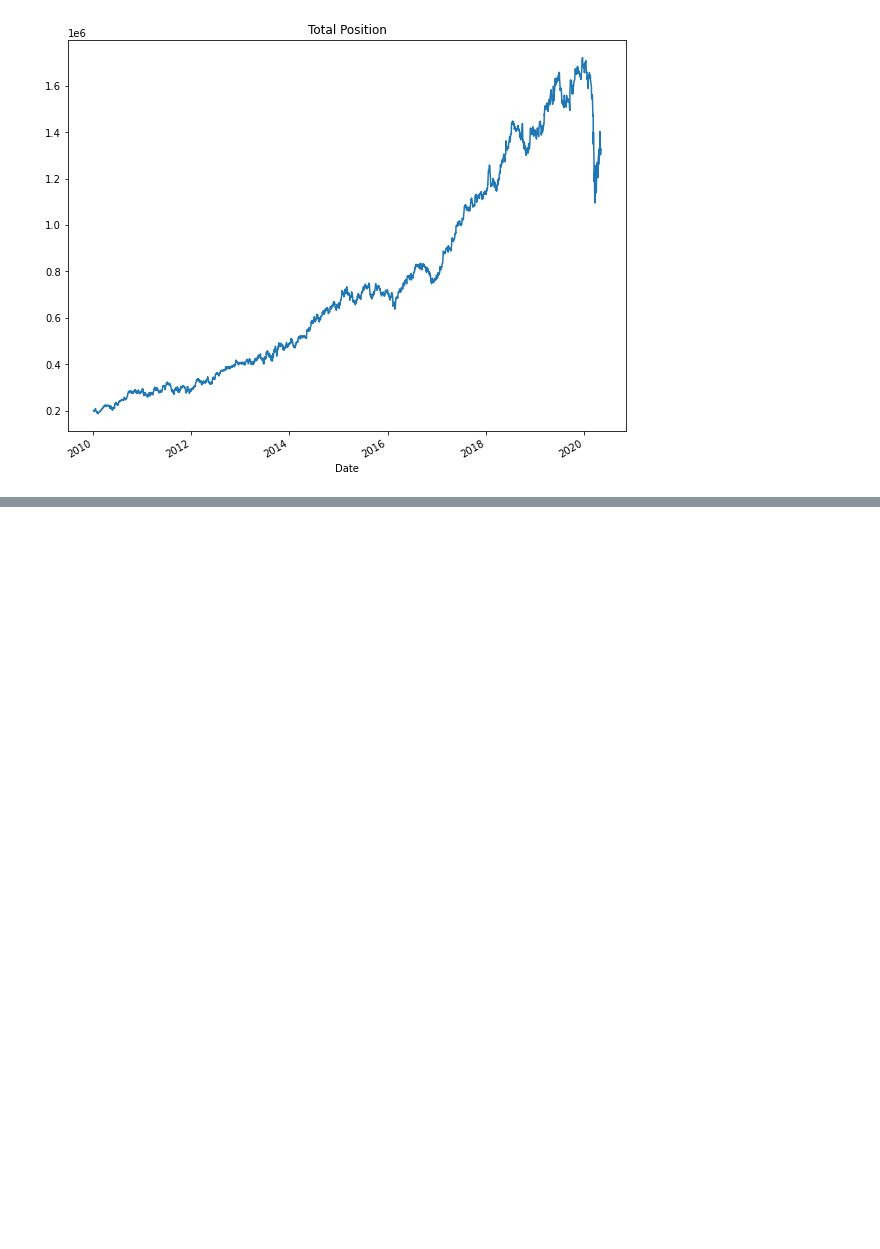
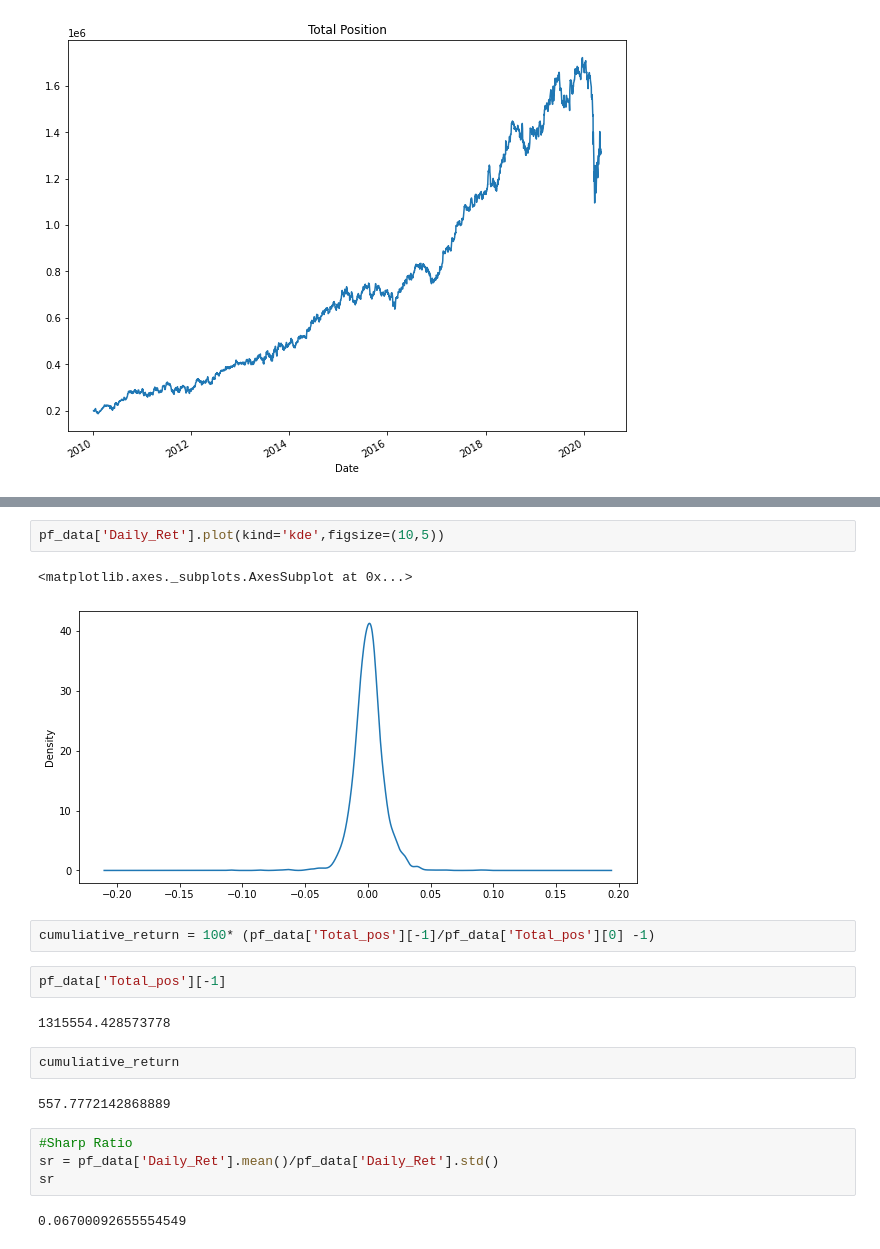
Before and after one commit to jesvin1/PortfolioManagement, a Jupyter notebook: Protfolio management.ipynb, the cells around one changed output, grey strips where cells are left out. Drawn from its saved outputs; the diff is of its cells as text; blank space fills up the shorter version.

```diff
--- a/Protfolio management.ipynb
+++ b/Protfolio management.ipynb
@@ -47,0 +87,21 @@ Text(0.5, 1.0, 'Total Position')
+# %%
+pf_data['Daily_Ret'].plot(kind='kde',figsize=(10,5))
+# %% [output]
+<matplotlib.axes._subplots.AxesSubplot at 0x...>
+[figure, added]
+# %%
+cumuliative_return = 100* (pf_data['Total_pos'][-1]/pf_data['Total_pos'][0] -1)
+# %%
+pf_data['Total_pos'][-1]
+# %% [output]
+1315554.428573778
+# %%
+cumuliative_return
+# %% [output]
+557.7772142868889
+# %%
+#Sharp Ratio
+sr = pf_data['Daily_Ret'].mean()/pf_data['Daily_Ret'].std()
+sr
+# %% [output]
+0.06700092655554549
```
Also changed, not shown: parts of 7 cells of this notebook.
